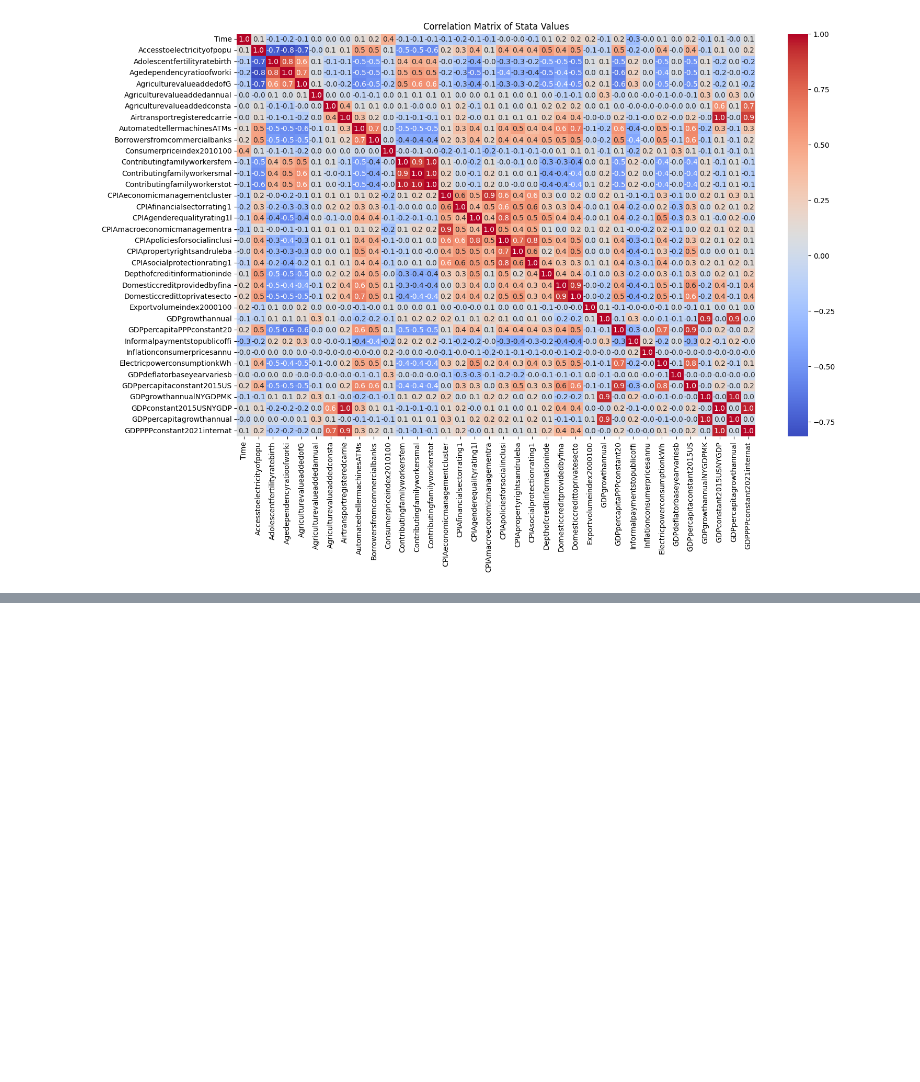
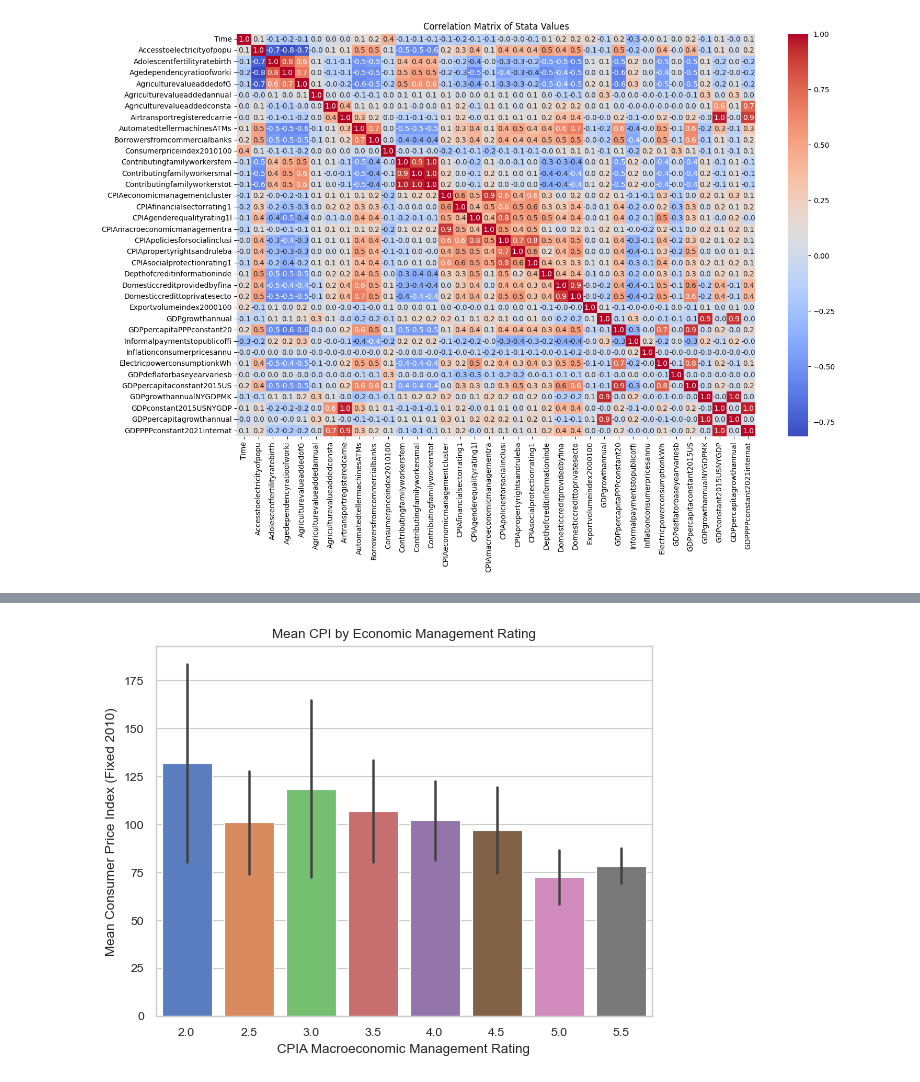
Before and after one commit to JoeyRussoniello/the-nexus-of-macroeconomic-policy-on-inflation, a Jupyter notebook: Python/python_visuals.ipynb, the cells around one changed output, grey strips where cells are left out. Cells and saved outputs as stored; diff of their text form; code cells hidden in the pictures; blank space fills up the shorter version.

```diff
--- a/Python/python_visuals.ipynb
+++ b/Python/python_visuals.ipynb
@@ -23,0 +86,14 @@ heatmap(corr,"Correlation Matrix of Stata Values")
+# %%
+sns.barplot(data=filtered,
+            x='EconManagement',
+            y='CPI',
+            errorbar='sd',
+            hue='EconManagement',
+            palette='muted',
+            legend=False)
+plt.title("Mean CPI by Economic Management Rating")
+plt.xlabel("CPIA Macroeconomic Management Rating")
+plt.ylabel("Mean Consumer Price Index (Fixed 2010)")
+plt.show()
+# %% [output]
+[figure, added]
```
Also changed, not shown: parts of 8 cells of this notebook.
